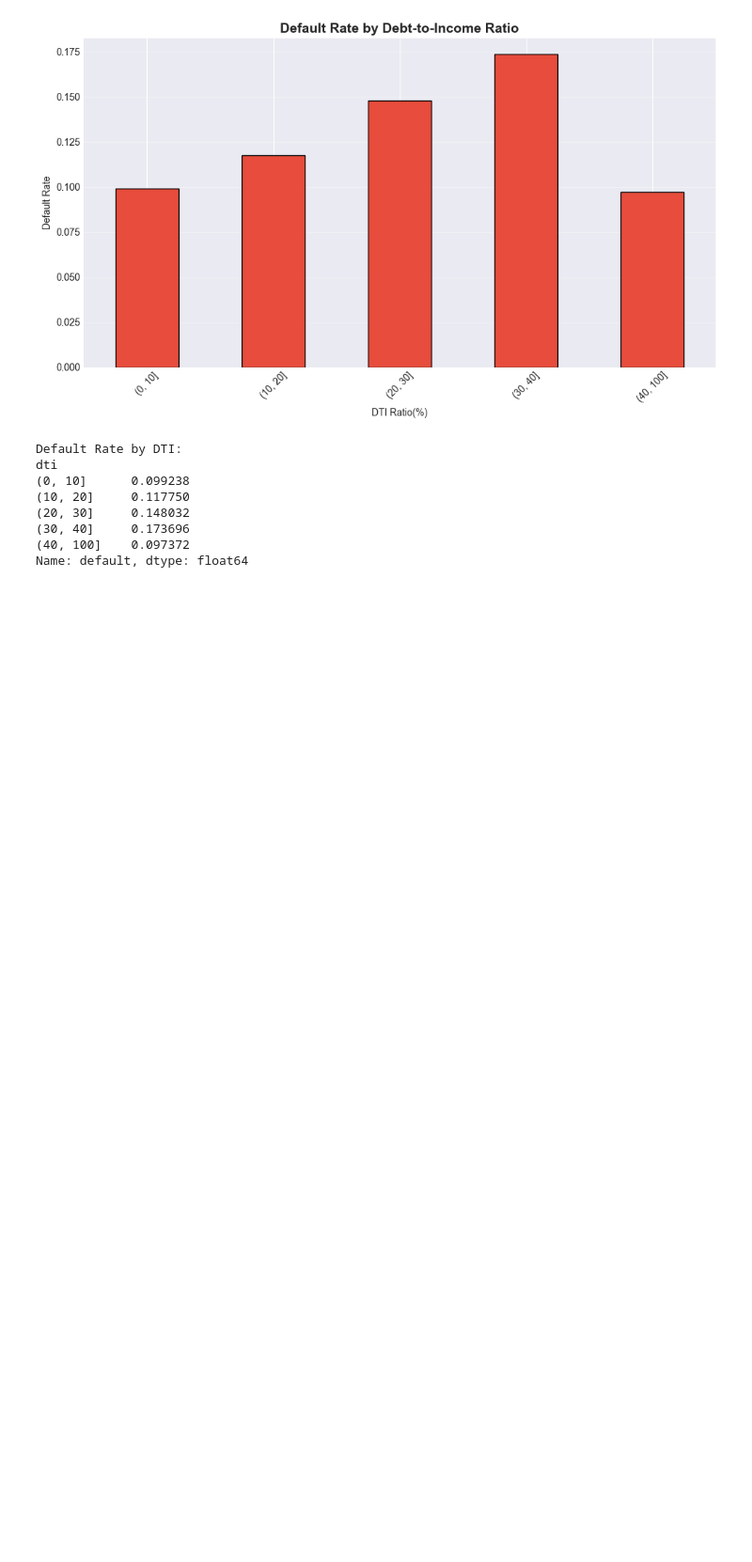
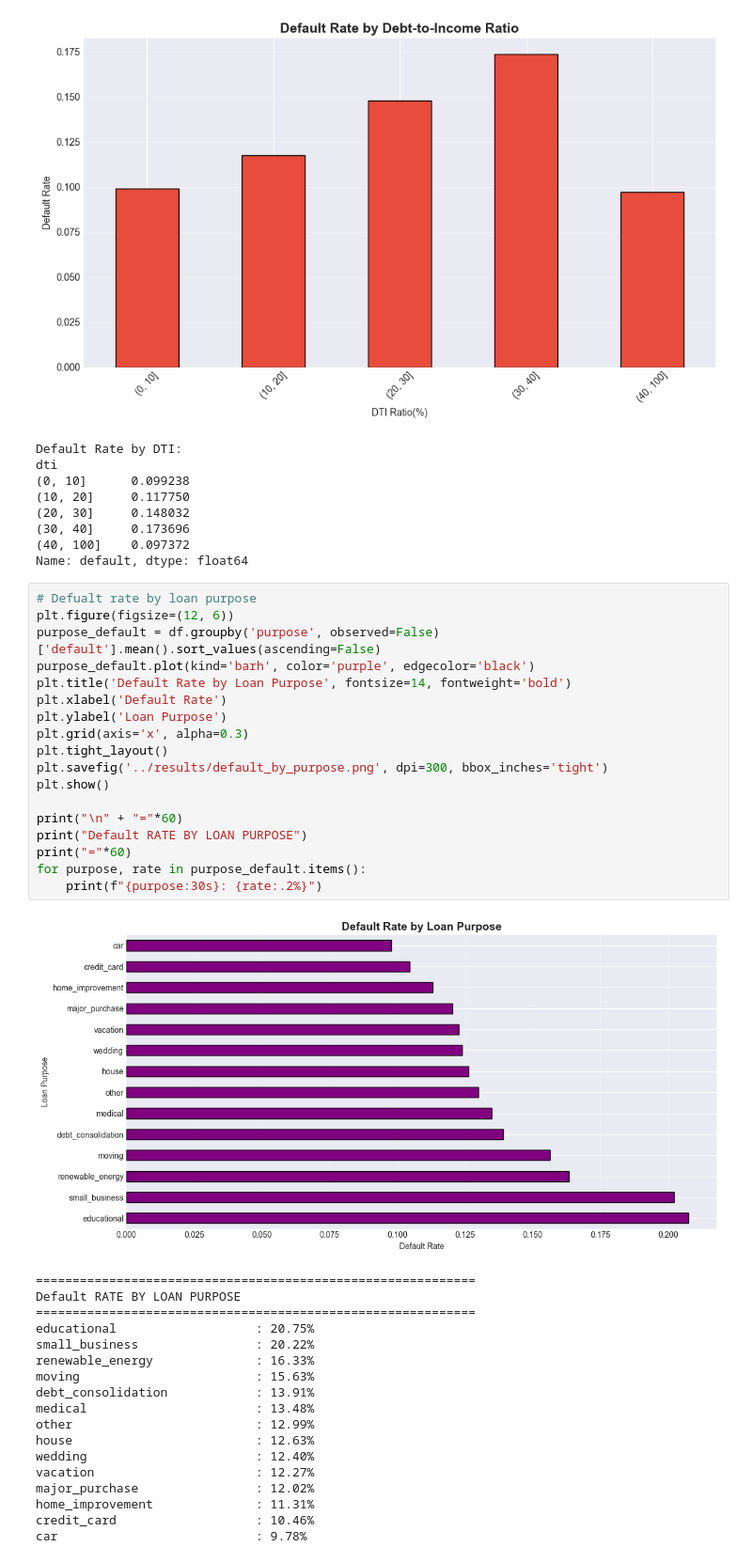
Before and after one commit to HammurabiCodes/Credit-Risk-Prediction-ML, a Jupyter notebook: notebooks/01_data_exploration.ipynb, the cells around one changed output. Shown at 94% size. Drawn from its saved outputs; the diff is of its cells as text; blank space fills up the shorter version.

Commit message:
Complete Week 1 analysis: All objectives achieved with 6 visualizations and comprehensive findings

```diff
--- a/notebooks/01_data_exploration.ipynb
+++ b/notebooks/01_data_exploration.ipynb
@@ -223,3 +223,40 @@ dti
 (30, 40]     0.173696
 (40, 100]    0.097372
 Name: default, dtype: float64
+# %%
+# Defualt rate by loan purpose
+plt.figure(figsize=(12, 6))
+purpose_default = df.groupby('purpose', observed=False)['default'].mean().sort_values(ascending=False)
+purpose_default.plot(kind='barh', color='purple', edgecolor='black')
+plt.title('Default Rate by Loan Purpose', fontsize=14, fontweight='bold')
+plt.xlabel('Default Rate')
+plt.ylabel('Loan Purpose')
+plt.grid(axis='x', alpha=0.3)
+plt.tight_layout()
+plt.savefig('../results/default_by_purpose.png', dpi=300, bbox_inches='tight')
+plt.show()
+
+print("\n" + "="*60)
+print("Default RATE BY LOAN PURPOSE")
+print("="*60)
+for purpose, rate in purpose_default.items():
+    print(f"{purpose:30s}: {rate:.2%}")
+# %% [output]
+[figure, added]
+============================================================
+Default RATE BY LOAN PURPOSE
+============================================================
+educational                   : 20.75%
+small_business                : 20.22%
+renewable_energy              : 16.33%
+moving                        : 15.63%
+debt_consolidation            : 13.91%
+medical                       : 13.48%
+other                         : 12.99%
+house                         : 12.63%
+wedding                       : 12.40%
+vacation                      : 12.27%
+major_purchase                : 12.02%
+home_improvement              : 11.31%
+credit_card                   : 10.46%
+car                           : 9.78%
```
Also changed, not shown: parts of 4 cells of this notebook, 3 other files.
